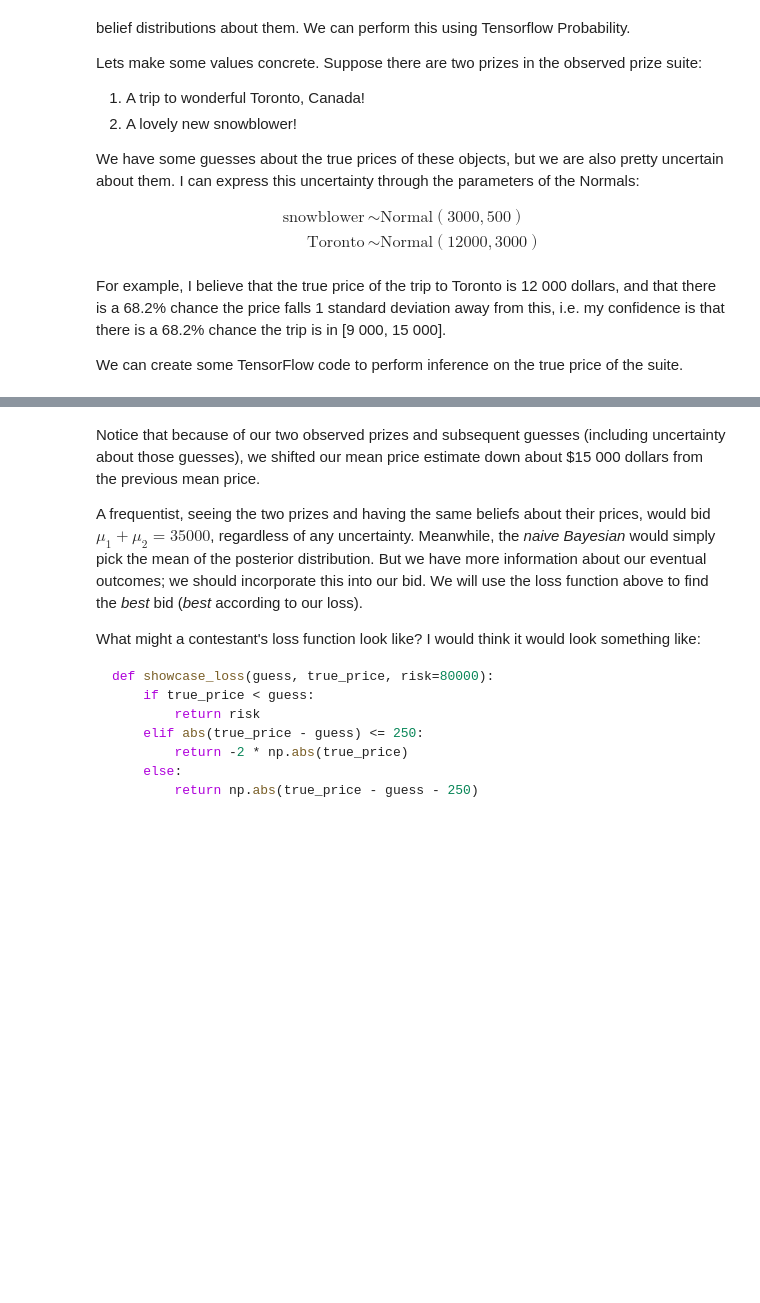
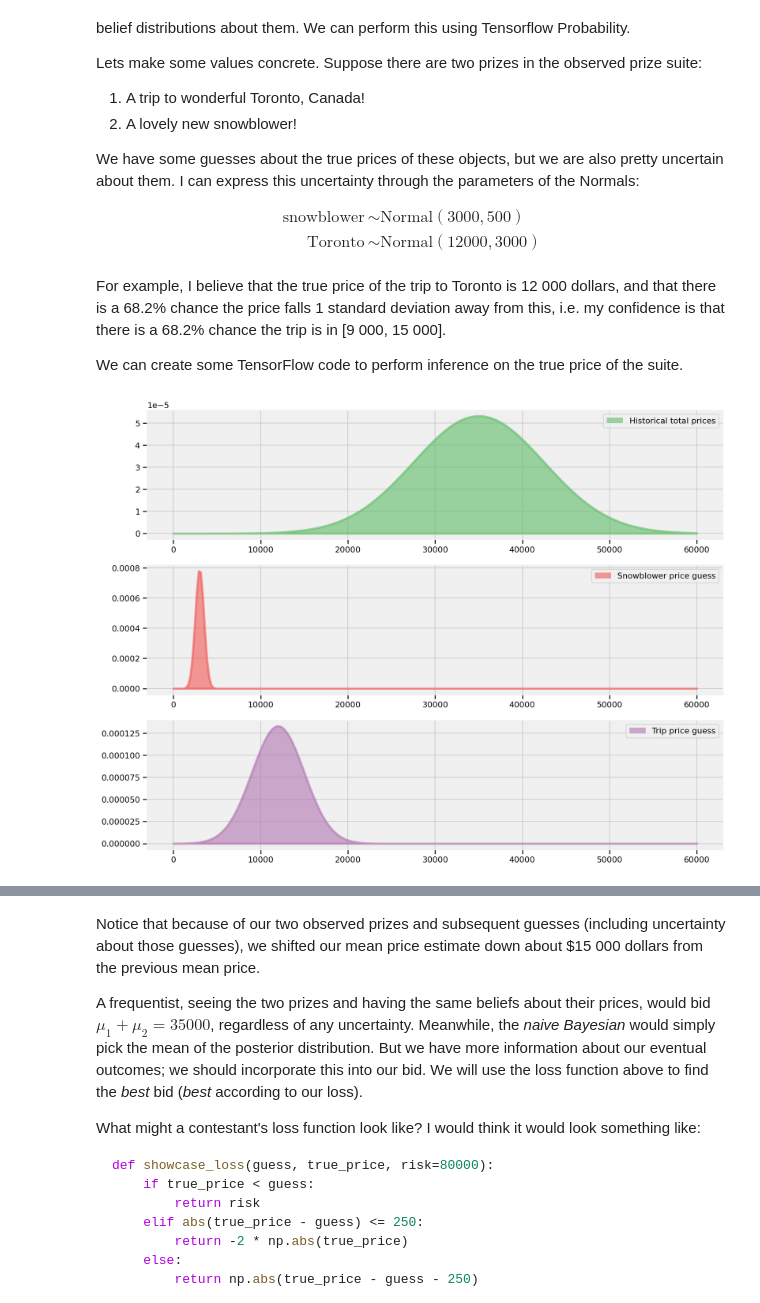
Before and after one commit to polars-stats/PPBMH, a Jupyter notebook: Bayesian-Methods-for-Hackers/Chapter_5.ipynb, the cells around one changed output, grey strips where cells are left out. Drawn from its saved outputs; the diff is of its cells as text; code cells hidden in the pictures; blank space fills up the shorter version.

```diff
--- a/Bayesian-Methods-for-Hackers/Chapter_5.ipynb
+++ b/Bayesian-Methods-for-Hackers/Chapter_5.ipynb
@@ -246,31 +261,33 @@ We can create some TensorFlow code to perform inference on the true price of the
 # %%
 plt.figure(figsize(12.5, 11))
 
 plt.subplot(311)
 x = np.linspace(start = 0., stop = 60000., num = 250)
 
-historical_prices = Normal(loc = 35000., scale = 7500.).prob(x1)
-snowblower_price_guesses = Normal(loc = 3000., scale = 500.).prob(x2)
-trip_price_guess = Normal(loc = 12000., scale = 3000.).prob(x3)
+historical_prices = Normal(loc = 35000., scale = 7500.).prob(x)
+snowblower_price_guesses = Normal(loc = 3000., scale = 500.).prob(x)
+trip_price_guess = Normal(loc = 12000., scale = 3000.).prob(x)
 
 sp1 = plt.fill_between(x, 0, historical_prices, color=TFColor[3], lw=3,
                        alpha=.6, label="Historical total prices")
 
 p1 = plt.Rectangle((0, 0), 1, 1, fc=sp1.get_facecolor()[0])
 plt.legend([p1], [sp1.get_label()])
 
 plt.subplot(312)
 sp2 = plt.fill_between(x, 0, snowblower_price_guesses, color=TFColor[0],
                        lw=3, alpha=.6, label="Snowblower price guess")
 
 p2 = plt.Rectangle((0, 0), 1, 1, fc=sp2.get_facecolor()[0])
 plt.legend([p2], [sp2.get_label()])
 
 plt.subplot(313)
 sp3 = plt.fill_between(x, 0, trip_price_guess, color=TFColor[6], lw=3,
                        alpha=.6, label="Trip price guess")
 p3 = plt.Rectangle((0, 0), 1, 1, fc=sp3.get_facecolor()[0])
 plt.legend([p3], [sp3.get_label()]);
+# %% [output]
+[figure, added]
 # %%
 data_loc = [3000., 12000.]
 data_scale = [500., 3000.]
```
Also changed, not shown: parts of 4 cells of this notebook.
